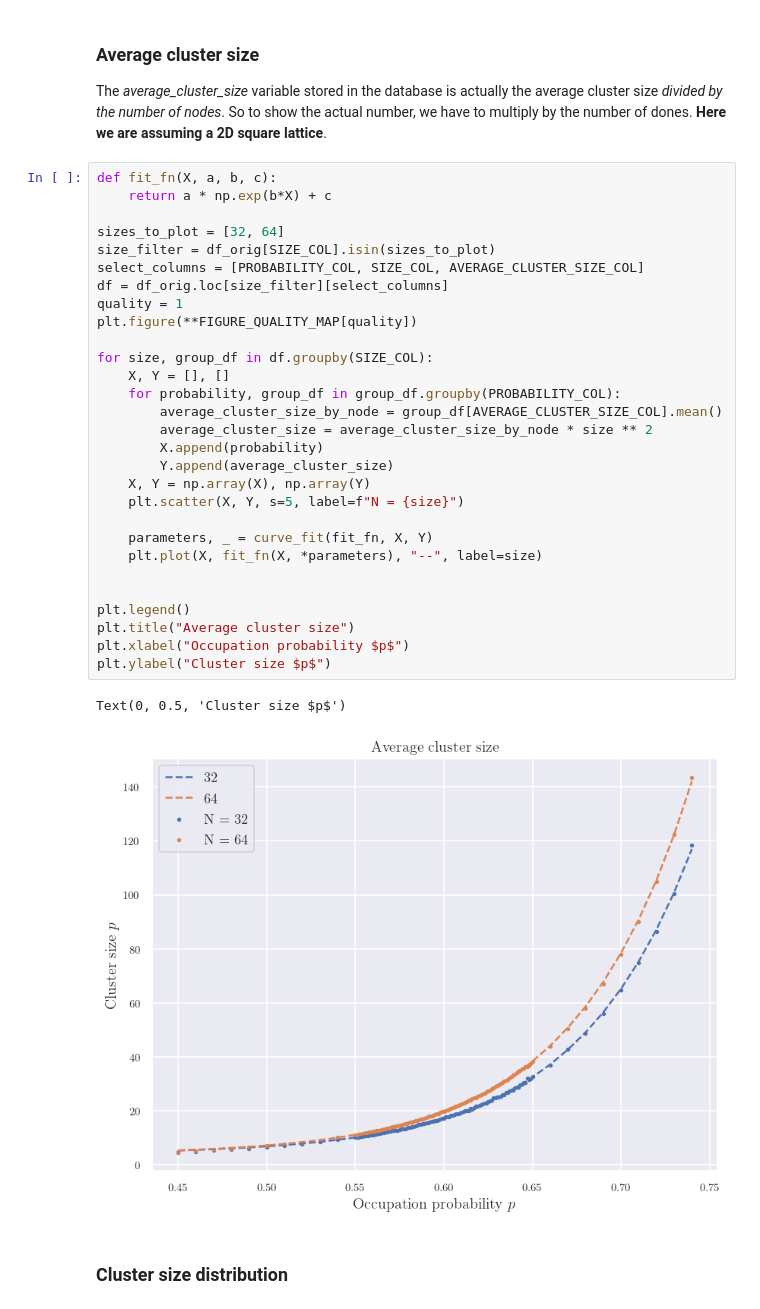
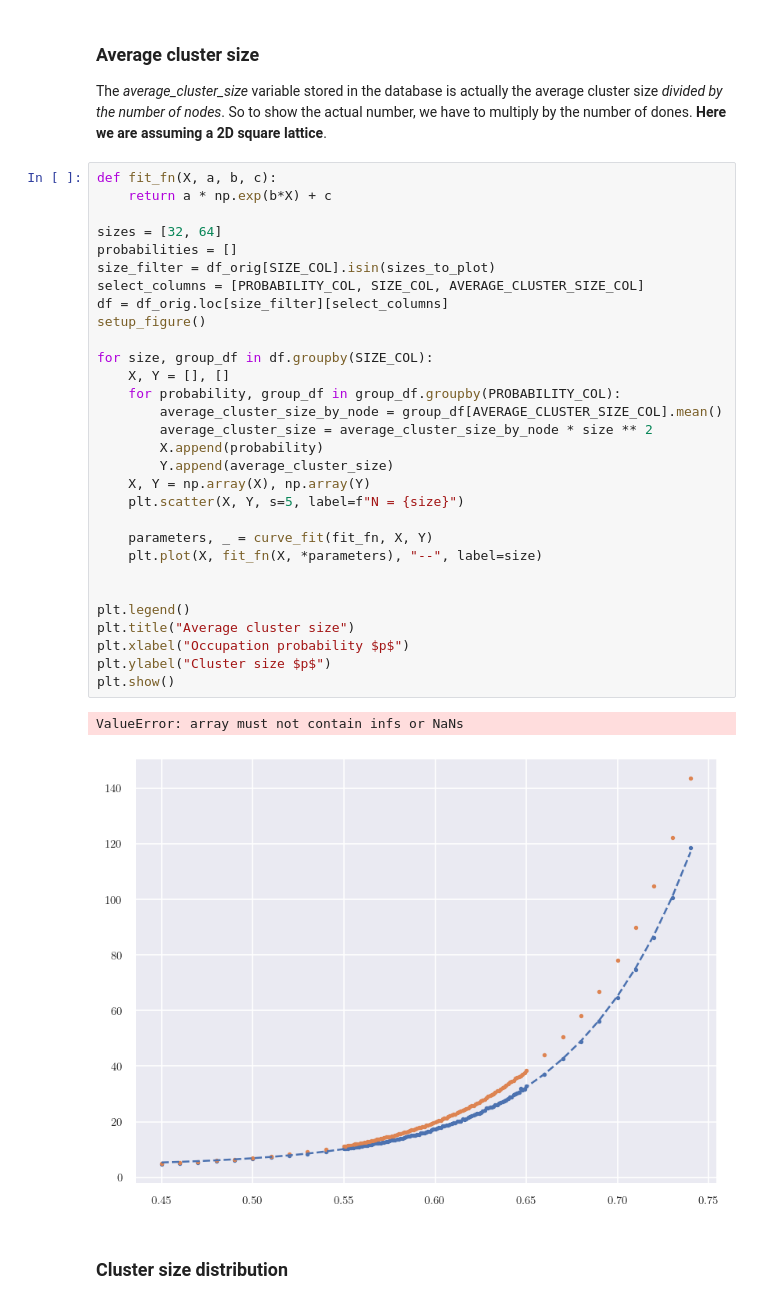
Before and after one commit to alansammarone/musk, a Jupyter notebook: notebooks/percolation_2d_analysis.ipynb, the cells around one changed output. Saved outputs shown, nothing was run; the diff lists cells and outputs as text.

```diff
--- a/notebooks/percolation_2d_analysis.ipynb
+++ b/notebooks/percolation_2d_analysis.ipynb
@@ -48,35 +103,36 @@ in the database is actually the average cluster size _divided by the number of n
 # %%
 def fit_fn(X, a, b, c):
     return a * np.exp(b*X) + c
 
-sizes_to_plot = [32, 64]
+sizes = [32, 64]
+probabilities = []
 size_filter = df_orig[SIZE_COL].isin(sizes_to_plot)
 select_columns = [PROBABILITY_COL, SIZE_COL, AVERAGE_CLUSTER_SIZE_COL]
 df = df_orig.loc[size_filter][select_columns]
-quality = 1
-plt.figure(**FIGURE_QUALITY_MAP[quality])
+setup_figure()
 
 for size, group_df in df.groupby(SIZE_COL):
     X, Y = [], []
     for probability, group_df in group_df.groupby(PROBABILITY_COL):
         average_cluster_size_by_node = group_df[AVERAGE_CLUSTER_SIZE_COL].mean()
         average_cluster_size = average_cluster_size_by_node * size ** 2
         X.append(probability)
         Y.append(average_cluster_size)
     X, Y = np.array(X), np.array(Y)
     plt.scatter(X, Y, s=5, label=f"N = {size}")
 
     parameters, _ = curve_fit(fit_fn, X, Y)
     plt.plot(X, fit_fn(X, *parameters), "--", label=size)
 
 
 plt.legend()
 plt.title("Average cluster size")
 plt.xlabel("Occupation probability $p$")
 plt.ylabel("Cluster size $p$")
+plt.show()
 # %% [output]
-Text(0, 0.5, 'Cluster size $p$')
+ValueError: array must not contain infs or NaNs
-[figure, old version]
+[figure, new version]
 # %% [markdown]
 ### Cluster size distribution
 # %%
```
Also changed, not shown: parts of 5 cells of this notebook, 1 other file.
